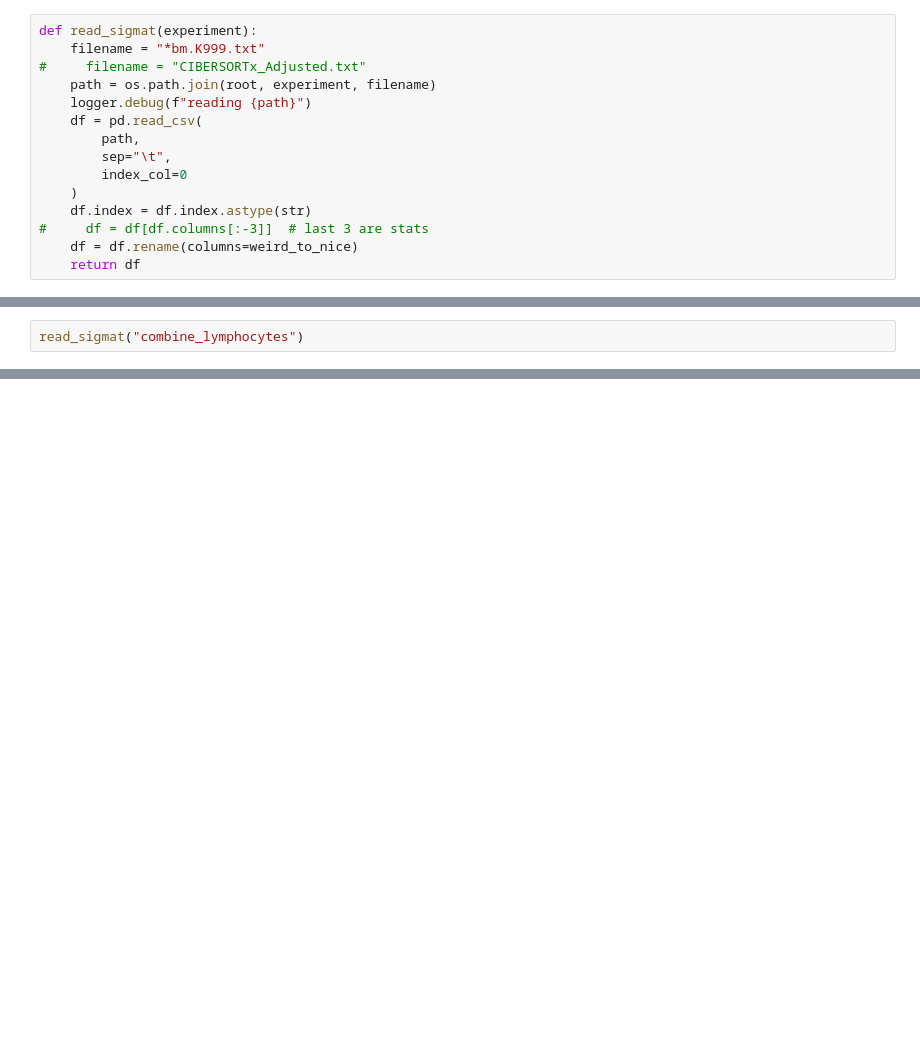
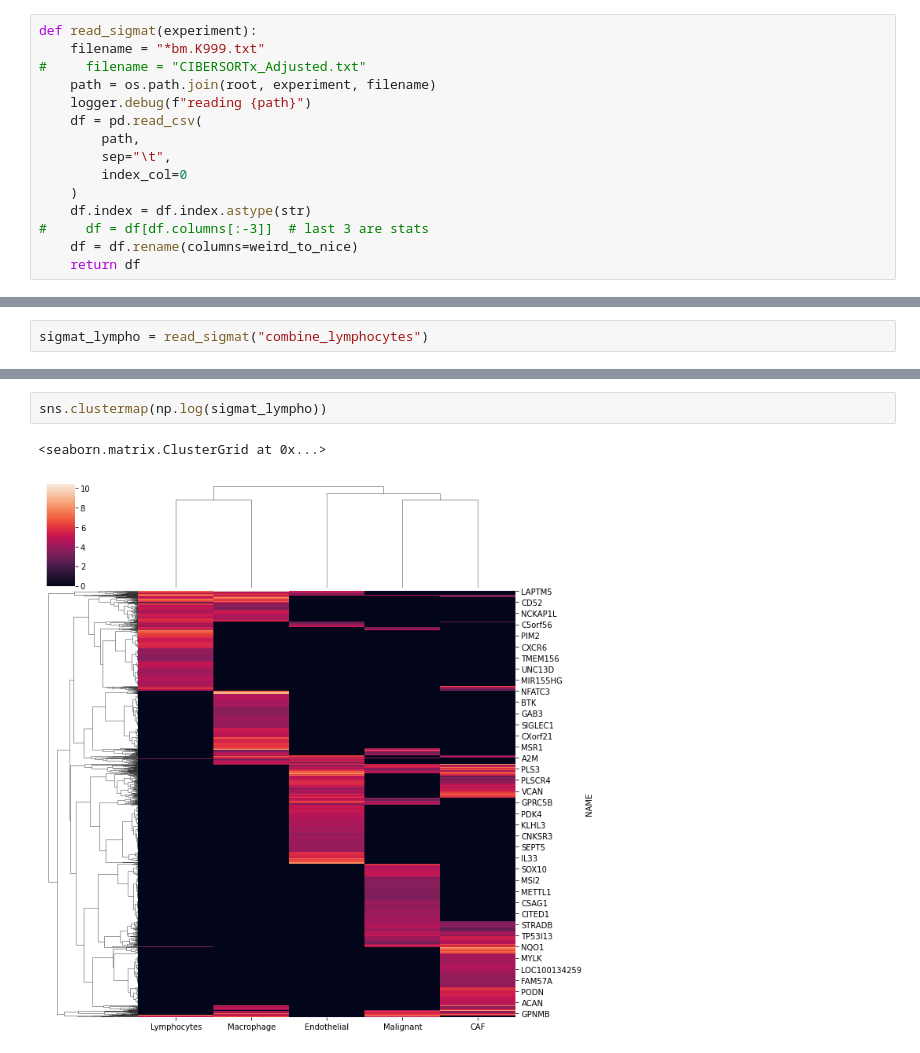
Before and after one commit to davidliu-lab/deconv, a Jupyter notebook: 3c - analyze differences in signature matrices.ipynb, the cells around one changed output, grey strips where cells are left out. Drawn from its saved outputs; the diff is of its cells as text; blank space fills up the shorter version.

```diff
--- a/3c - analyze differences in signature matrices.ipynb
+++ b/3c - analyze differences in signature matrices.ipynb
@@ -93,3 +78,3 @@ read_sigmat("combine_t_cells")
 # %%
-read_sigmat("combine_lymphocytes")
+sigmat_lympho = read_sigmat("combine_lymphocytes")
 # %% [output]
@@ -110,0 +110,5 @@ read_sigmat("combine_lymphocytes")
+# %%
+sns.clustermap(np.log(sigmat_lympho))
+# %% [output]
+<seaborn.matrix.ClusterGrid at 0x...>
+[figure, added]
```
Also changed, not shown: parts of 20 cells of this notebook.
